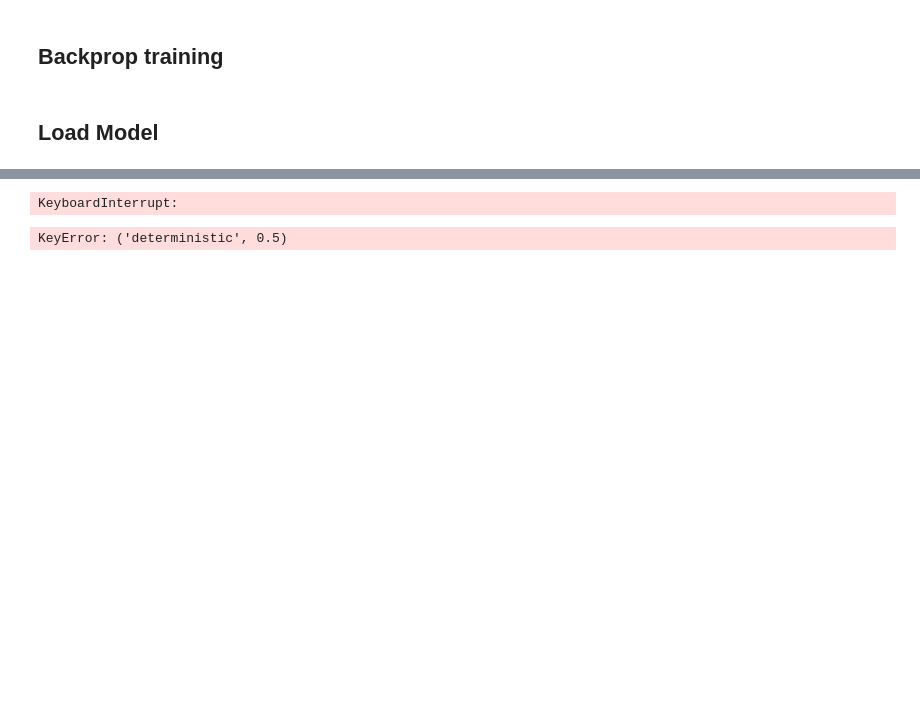
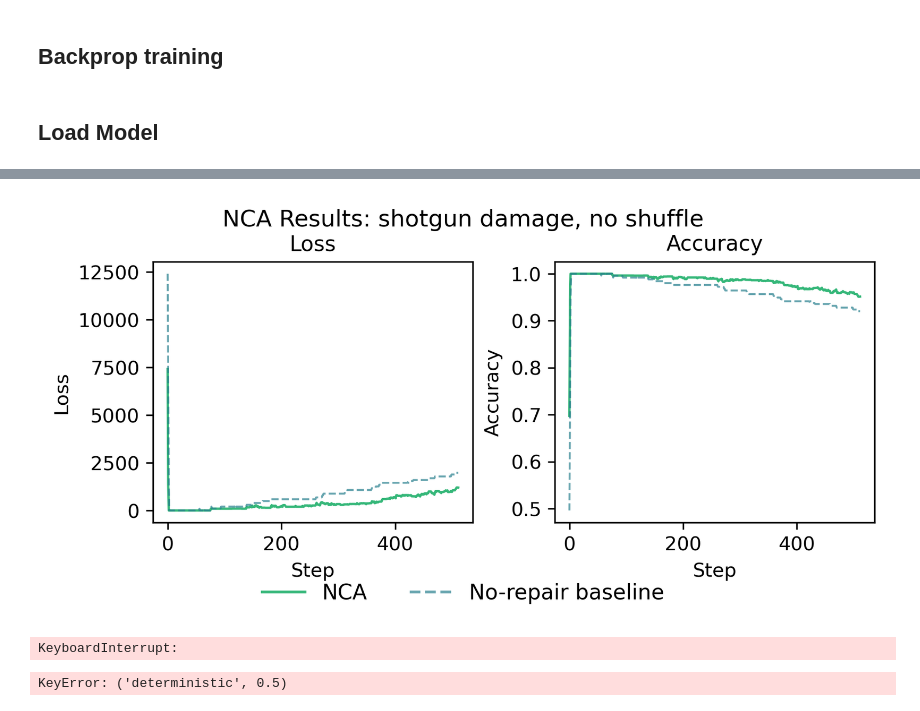
Before and after one commit to GabrielBena/boolean_nca_cc, a Jupyter notebook: trained_models.ipynb, the cells around one changed output, grey strips where cells are left out. Saved outputs shown, nothing was run; the diff lists cells and outputs as text; code cells hidden in the pictures; blank space fills up the shorter version.

```diff
--- a/trained_models.ipynb
+++ b/trained_models.ipynb
@@ -406,3 +415,10 @@ plot_wandb_stepwise_results(
+# %%
+plot_wandb_stepwise_results(
+    list(attn_eval_results.values())[2][1],
+    title="NCA Results: shotgun damage, no shuffle",
+);
+# %% [output]
+[figure, added]
 # %%
 raise KeyboardInterrupt
 # %% [output]
```
Also changed, not shown: parts of 10 cells of this notebook, 16 other files.
